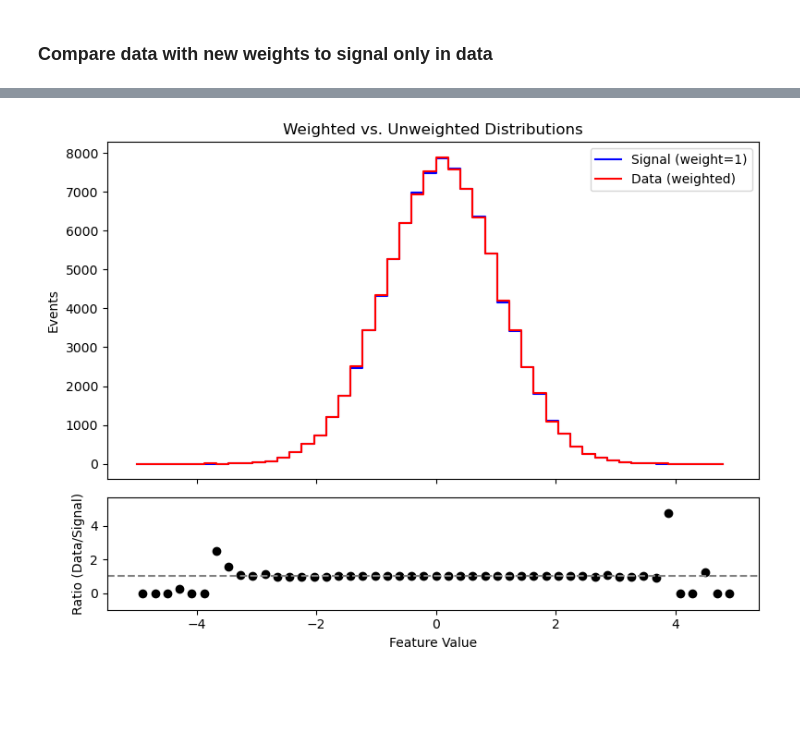
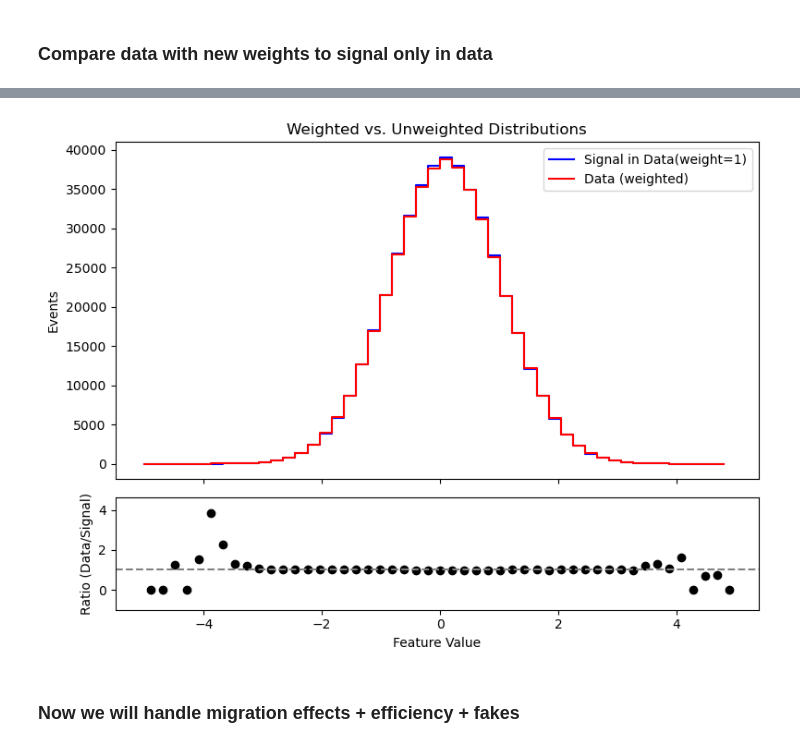
Before and after one commit to yashmehra028/OmniFold, a Jupyter notebook: MyExample.ipynb, the cells around one changed output, grey strips where cells are left out. Saved outputs shown, nothing was run; the diff lists cells and outputs as text; code cells hidden in the pictures; blank space fills up the shorter version.

Commit message:
increased background

```diff
--- a/MyExample.ipynb
+++ b/MyExample.ipynb
@@ -19,14 +19,14 @@ np.random.seed(42)  # for reproducibility
 # ==============================
 # 1. Global Settings
 # ==============================
-N_data = 10**5    # number of data "signal" events
-N_sim  = 10**5    # number of simulation events
+N_data = 5*(10**5)    # number of data "signal" events
+N_sim  = N_data    # number of simulation events
 dummyval = -10.0  # placeholder for missing entries
 
 # Efficiency/fake parameters for data
 eff_truth_data = 0.9   # fraction that keeps truth (10% missing truth)
 eff_meas_data  = 0.9   # fraction that keeps measurement (10% missing measurement)
-back_rate_data = 0.1   # 10% background noise for data
+back_rate_data = 0.2   # 10% background noise for data
 
 # Efficiency/fake parameters for simulation
 eff_truth_sim = 0.9
@@ -316,32 +316,34 @@ bins = np.linspace(-5, 5, 50)
 w_data = w_data.flatten()  # Convert (100053, 1) to (100053,)
 
 # Compute histograms
 hist_signal, bin_edges = np.histogram(signal_data_only, bins=bins, weights=np.ones_like(signal_data_only))
 hist_data, _ = np.histogram(data_full, bins=bins, weights=w_data)
 
 # Create figure with two subplots
 fig, ax = plt.subplots(2, 1, gridspec_kw={'height_ratios': [3, 1]}, sharex=True, figsize=(8, 6))
 
 # Plot step histograms
-ax[0].step(bin_edges[:-1], hist_signal, where="mid", label='Signal (weight=1)', color='blue', linewidth=1.5)
+ax[0].step(bin_edges[:-1], hist_signal, where="mid", label='Signal in Data(weight=1)', color='blue', linewidth=1.5)
 ax[0].step(bin_edges[:-1], hist_data, where="mid", label='Data (weighted)', color='red', linewidth=1.5)
 
 ax[0].legend()
 ax[0].set_ylabel("Events")
 ax[0].set_title("Weighted vs. Unweighted Distributions")
 
 # Compute ratio (handling division by zero)
 ratio = np.divide(hist_data, hist_signal, out=np.zeros_like(hist_data, dtype=float), where=hist_signal > 0)
 bin_centers = (bin_edges[:-1] + bin_edges[1:]) / 2  # Compute bin centers
 
 # Plot ratio
 ax[1].plot(bin_centers, ratio, marker='o', linestyle='none', color='black')
 ax[1].axhline(1, linestyle='dashed', color='gray')  # Reference line at y=1
 ax[1].set_ylabel("Ratio (Data/Signal)")
 ax[1].set_xlabel("Feature Value")
 ax[1].set_ylim(-1, max(1.2, np.nanmax(ratio) * 1.2))  # Adjust y-limit for better visibility
 
 # Show plot
 plt.tight_layout()
 # %% [output]
-[figure, old version]
+[figure, new version]
+# %% [markdown]
+### Now we will handle migration effects + efficiency + fakes
```
Also changed, not shown: parts of 7 cells of this notebook.
